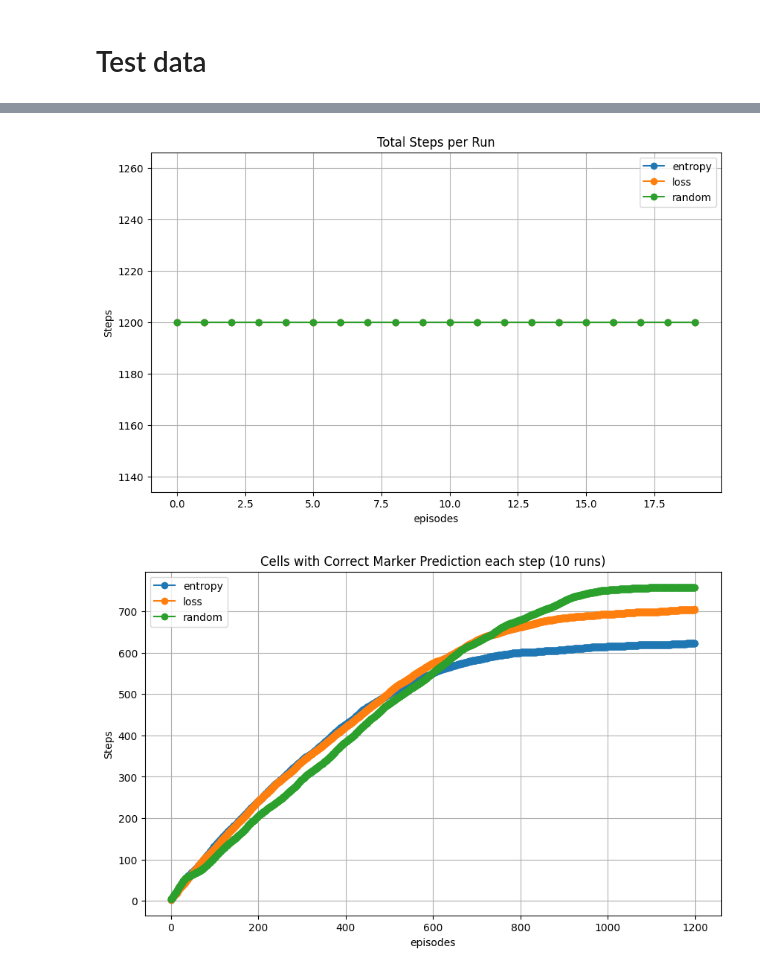
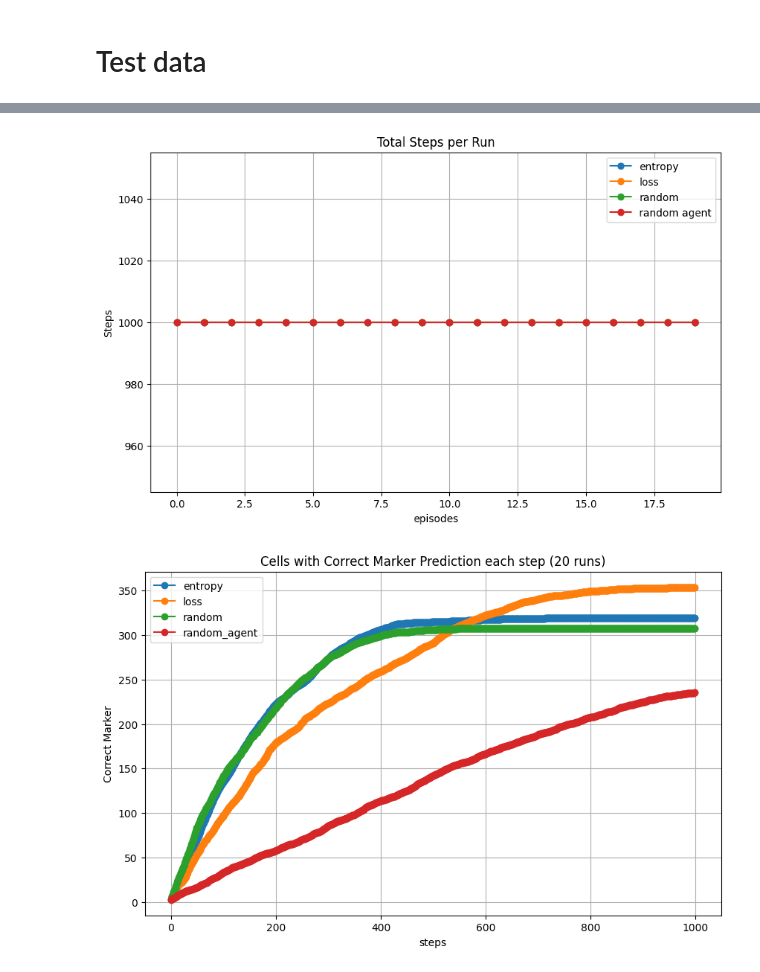
Before and after one commit to Emamasi-uni/explorationRL, a Jupyter notebook: results.ipynb, the cells around one changed output, grey strips where cells are left out. Cells and saved outputs as stored; diff of their text form; code cells hidden in the pictures.

Commit message:
test with size 20x20 and steps=100 + add random_agent

```diff
--- a/results.ipynb
+++ b/results.ipynb
@@ -55,4 +55,5 @@ plot_metrics([train_data_entropy['episode_steps'], train_data_loss['episode_step
 test_data_entropy = read_dict(file_path=f"./data/entropy/test_data_entropy.json")
 test_data_loss = read_dict(file_path=f"./data/loss/test_data_loss.json")
 test_data_random = read_dict(file_path=f"./data/random/test_data_random.json")
+test_data_random_agent = read_dict(file_path=f"./data/random_agent/test_data_random_agent.json")
 # %%
@@ -82,16 +86,19 @@ plot_metrics([test_data_entropy['cells_seen_pov_per_run'], test_data_loss['cells
 # %%
-plot_metrics([test_data_entropy['total_steps_per_run'], test_data_loss['total_steps_per_run'], test_data_random['total_steps_per_run']],
+plot_metrics([test_data_entropy['total_steps_per_run'], test_data_loss['total_steps_per_run'],
+              test_data_random['total_steps_per_run'], test_data_random_agent['total_steps_per_run']],
               title="Total Steps per Run",
               ylabel="Steps",
               xlabel="episodes",
-              legend_labels=["entropy", "loss", "random"])
+              legend_labels=["entropy", "loss", "random", "random agent"])
 # %% [output]
-[figure, old version]
+[figure, new version]
 # %%
-plot_metrics([test_data_entropy['cells_marker_pred_1_mean'], test_data_loss['cells_marker_pred_1_mean'], test_data_random['cells_marker_pred_1_mean']],
-              title="Cells with Correct Marker Prediction each step (10 runs)",
-              ylabel="Steps",
-              xlabel="episodes",
-              legend_labels=["entropy", "loss", "random"])
+plot_metrics([test_data_entropy['cells_marker_pred_1_mean'], test_data_loss['cells_marker_pred_1_mean'],
+              test_data_random['cells_marker_pred_1_mean'], test_data_random_agent['cells_marker_pred_1_mean']],
+              title="Cells with Correct Marker Prediction each step (20 runs)",
+              ylabel="Correct Marker",
+              xlabel="steps",
+              legend_labels=["entropy", "loss", "random", "random_agent"],
+              marker='-')
 # %% [output]
-[figure, old version]
+[figure, new version]
```
Also changed, not shown: parts of 8 cells of this notebook, 4 other files.
